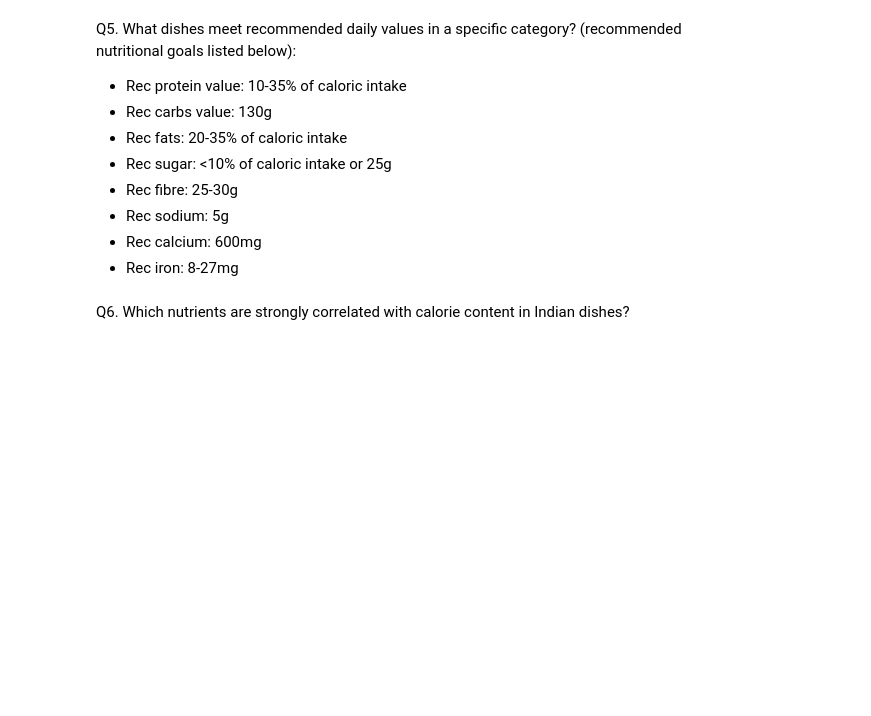
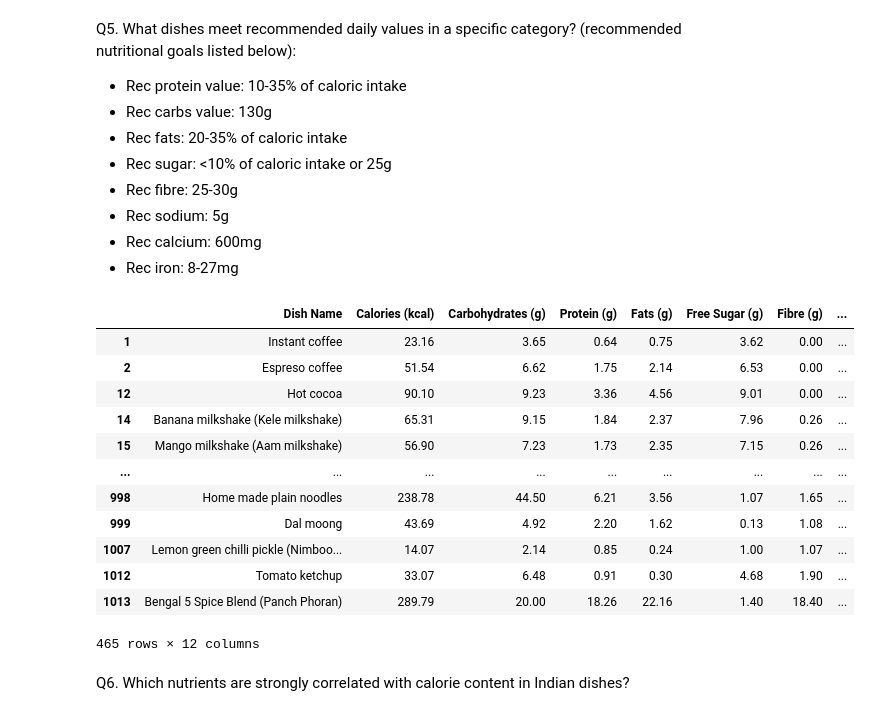
Before and after one commit to coheejelly/DS220_finalProject, a Jupyter notebook: DS220project.ipynb, the cells around one changed output. Cells and saved outputs as stored; diff of their text form; code cells hidden in the pictures; blank space fills up the shorter version.

```diff
--- a/DS220project.ipynb
+++ b/DS220project.ipynb
@@ -253,6 +271,38 @@ Q5. What dishes meet recommended daily values in a specific category? (recommend
 - Rec sodium: 5g <br>
 - Rec calcium: 600mg <br>
 - Rec iron: 8-27mg <br>
+# %%
+protein_percentage = (nutr_data['Protein (g)'] * 4) / nutr_data['Calories (kcal)'] * 100
+fat_percentage = (nutr_data['Fats (g)'] * 9) / nutr_data['Calories (kcal)'] * 100
+sugar_percentage = (nutr_data['Free Sugar (g)'] * 4) / nutr_data['Calories (kcal)'] * 100
+
+recommended_dishes = {
+    "Protein (10–35% of calories)": nutr_data[(protein_percentage >= 10) & (protein_percentage <= 35)],
+    "Carbohydrates (≥130g)": nutr_data[nutr_data['Carbohydrates (g)'] >= 130],
+    "Fats (20–35% of calories)": nutr_data[(fat_percentage
+ >= 20) & (fat_p\ercentage
+ <= 35)],
+    "Free Sugar (<10% of calories or ≤25g)": nutr_data[(sugar_percentage < 10) | (nutr_data['Free Sugar (g)'] <= 25)],
+    "Fibre (25–30g)": nutr_data[(nutr_data['Fibre (g)'] >= 25) & (nutr_data['Fibre (g)'] <= 30)],
+    "Sodium (≤5000mg)": nutr_data[nutr_data['Sodium (mg)'] <= 5000],
+    "Calcium (≥600mg)": nutr_data[nutr_data['Calcium (mg)'] >= 600],
+    "Iron (8–27mg)": nutr_data[(nutr_data['Iron (mg)'] >= 8) & (nutr_data['Iron (mg)'] <= 27)],
+}
+recommended_dishes["Protein (10–35% of calories)"]
+# %% [output]
+|  | Dish Name | Calories (kcal) | Carbohydrates (g) | Protein (g) | Fats (g) | Free Sugar (g) | Fibre (g) | ... |
+| 1 | Instant coffee | 23.16 | 3.65 | 0.64 | 0.75 | 3.62 | 0.00 | ... |
+| 2 | Espreso coffee | 51.54 | 6.62 | 1.75 | 2.14 | 6.53 | 0.00 | ... |
+| 12 | Hot cocoa | 90.10 | 9.23 | 3.36 | 4.56 | 9.01 | 0.00 | ... |
+| 14 | Banana milkshake (Kele milkshake) | 65.31 | 9.15 | 1.84 | 2.37 | 7.96 | 0.26 | ... |
+| 15 | Mango milkshake (Aam milkshake) | 56.90 | 7.23 | 1.73 | 2.35 | 7.15 | 0.26 | ... |
+| ... | ... | ... | ... | ... | ... | ... | ... | ... |
+| 998 | Home made plain noodles | 238.78 | 44.50 | 6.21 | 3.56 | 1.07 | 1.65 | ... |
+| 999 | Dal moong | 43.69 | 4.92 | 2.20 | 1.62 | 0.13 | 1.08 | ... |
+| 1007 | Lemon green chilli pickle (Nimboo... | 14.07 | 2.14 | 0.85 | 0.24 | 1.00 | 1.07 | ... |
+| 1012 | Tomato ketchup | 33.07 | 6.48 | 0.91 | 0.30 | 4.68 | 1.90 | ... |
+| 1013 | Bengal 5 Spice Blend (Panch Phoran) | 289.79 | 20.00 | 18.26 | 22.16 | 1.40 | 18.40 | ... |
+465 rows × 12 columns
 # %% [markdown]
 Q6. Which nutrients are strongly correlated with calorie content in Indian dishes? <br>
 # %% [markdown]
```
Also changed, not shown: parts of 1 cell of this notebook.
